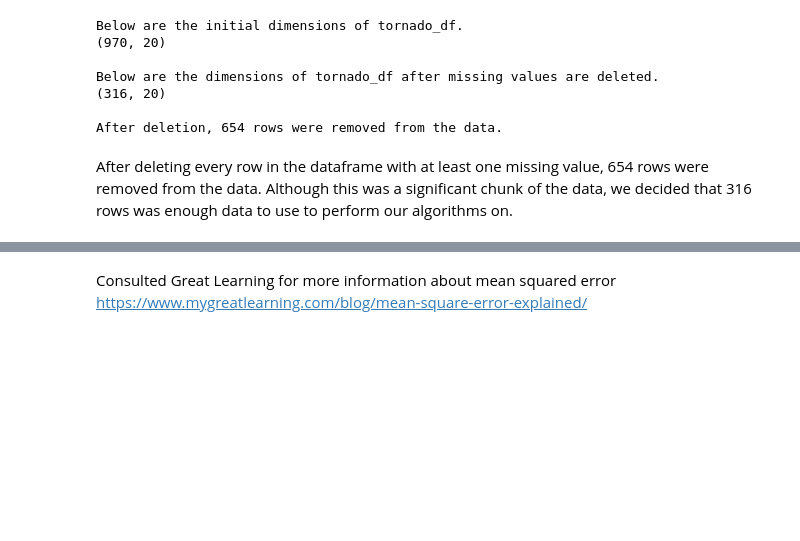
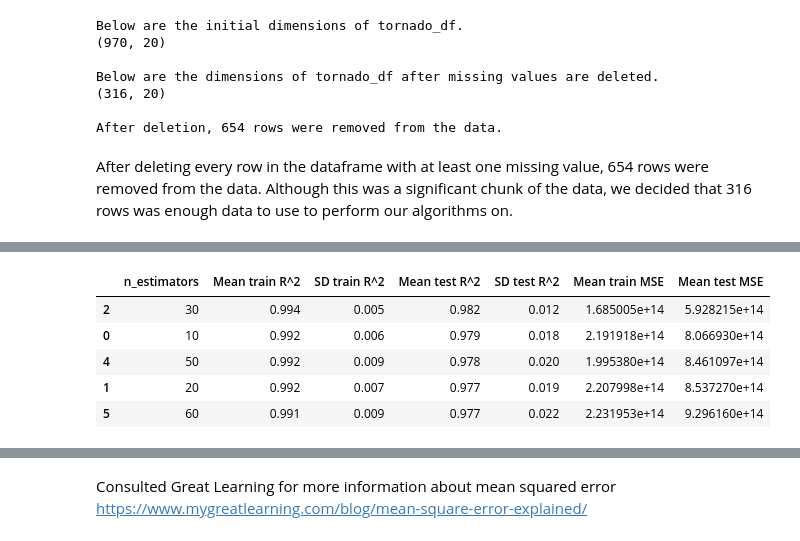
Before and after one commit to dgill218/WeatherDisasters, a Jupyter notebook: weather_disasters.ipynb, the cells around one changed output, grey strips where cells are left out. Drawn from its saved outputs; the diff is of its cells as text; code cells hidden in the pictures; blank space fills up the shorter version.

Commit message:
Implemented RF and KNN hypertuning

```diff
--- a/weather_disasters.ipynb
+++ b/weather_disasters.ipynb
@@ -605 +526,70 @@ The median value for the target varable is: 2,000,000.0
+# %%
+# Implement Random Forest Regression
+
+# Encode f scale rating
+tornado_df = pd.get_dummies(tornado_df, columns=["TOR_F_SCALE"])
+
+# Partition the data
+X = tornado_df.drop(["DAMAGE_PROPERTY"], axis=1)
+y = tornado_df["DAMAGE_PROPERTY"]
+
+X_train, X_test, y_train, y_test = train_test_split(
+        X,
+        y,
+        test_size=0.25,
+        random_state=44)
+
+# Filter the input training and test sets for the columns to be used
+# to predict property damage
+selected_features = [
+    "INJURIES_DIRECT", "DEATHS_DIRECT", "TOR_LENGTH", "TOR_WIDTH",
+    "BEGIN_MONTH", "END_MONTH", "TOR_F_SCALE_EF1", "TOR_F_SCALE_EF2",
+    "TOR_F_SCALE_EF3", "TOR_F_SCALE_EF4"
+]
+
+X_train = X_train[selected_features]
+X_test = X_test[selected_features]
+
+
+
+# Hyper tune n_estimators of RF model for best results (measured by R^2 and MSE)
+param_dict = {'n_estimators': np.arange(10, 100, 10)}
+
+# initialize Grid Search with RF model and cross validation
+cv = 5                            # cross validation folds
+rf_model = RandomForestRegressor(
+            random_state=44)
+
+rf_grid = GridSearchCV(estimator = rf_model, scoring = ['neg_mean_squared_error', 'r2'], refit='r2', param_grid = param_dict, cv=cv, return_train_score = True)
+rf_grid.fit(X_train, y_train)
+
+# compare train and test set cross validation results
+cv_df = pd.DataFrame(rf_grid.cv_results_,
+                     columns=['param_n_estimators',
+                              'mean_train_r2',
+                              'std_train_r2',
+                              'mean_test_r2',
+                              'std_test_r2',
+                              'mean_train_neg_mean_squared_error',
+                              'mean_test_neg_mean_squared_error',
+                              ]).round(decimals=3)
+cv_df = cv_df.rename(mapper={'param_n_estimators':'n_estimators',
+                              'mean_train_r2':'Mean train R^2',
+                              'mean_train_neg_mean_squared_error':'Mean train MSE',
+                              'std_train_r2':'SD train R^2',
+                              'mean_test_r2':'Mean test R^2',
+                              'mean_test_neg_mean_squared_error':'Mean test MSE',
+                              'std_test_r2':'SD test R^2'}, axis=1)
+
+cv_df = cv_df.sort_values('Mean test R^2', ascending=False)
+cv_df['Mean train MSE'] = abs(cv_df['Mean train MSE'])
+cv_df['Mean test MSE'] = abs(cv_df['Mean test MSE'])
+cv_df.head(5)
+# %% [output]
+|  | n_estimators | Mean train R^2 | SD train R^2 | Mean test R^2 | SD test R^2 | Mean train MSE | Mean test MSE |
+| 2 | 30 | 0.994 | 0.005 | 0.982 | 0.012 | 1.685005e+14 | 5.928215e+14 |
+| 0 | 10 | 0.992 | 0.006 | 0.979 | 0.018 | 2.191918e+14 | 8.066930e+14 |
+| 4 | 50 | 0.992 | 0.009 | 0.978 | 0.020 | 1.995380e+14 | 8.461097e+14 |
+| 1 | 20 | 0.992 | 0.007 | 0.977 | 0.019 | 2.207998e+14 | 8.537270e+14 |
+| 5 | 60 | 0.991 | 0.009 | 0.977 | 0.022 | 2.231953e+14 | 9.296160e+14 |
 # %%
```
Also changed, not shown: parts of 8 cells of this notebook.
